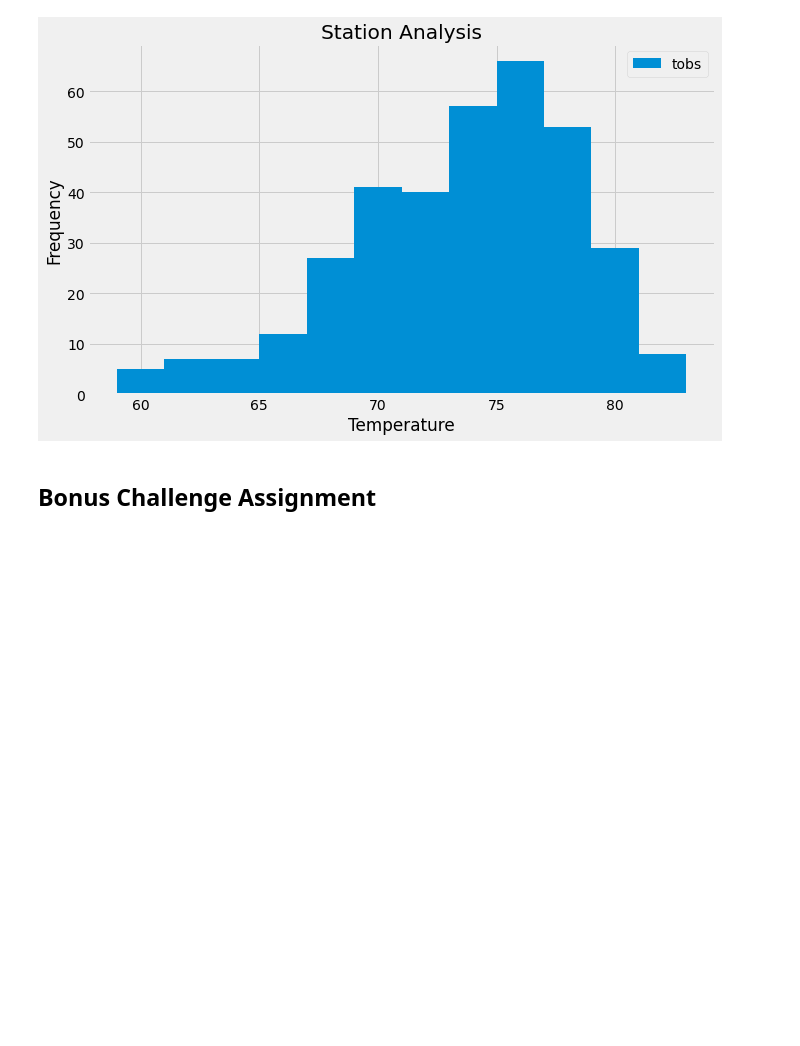
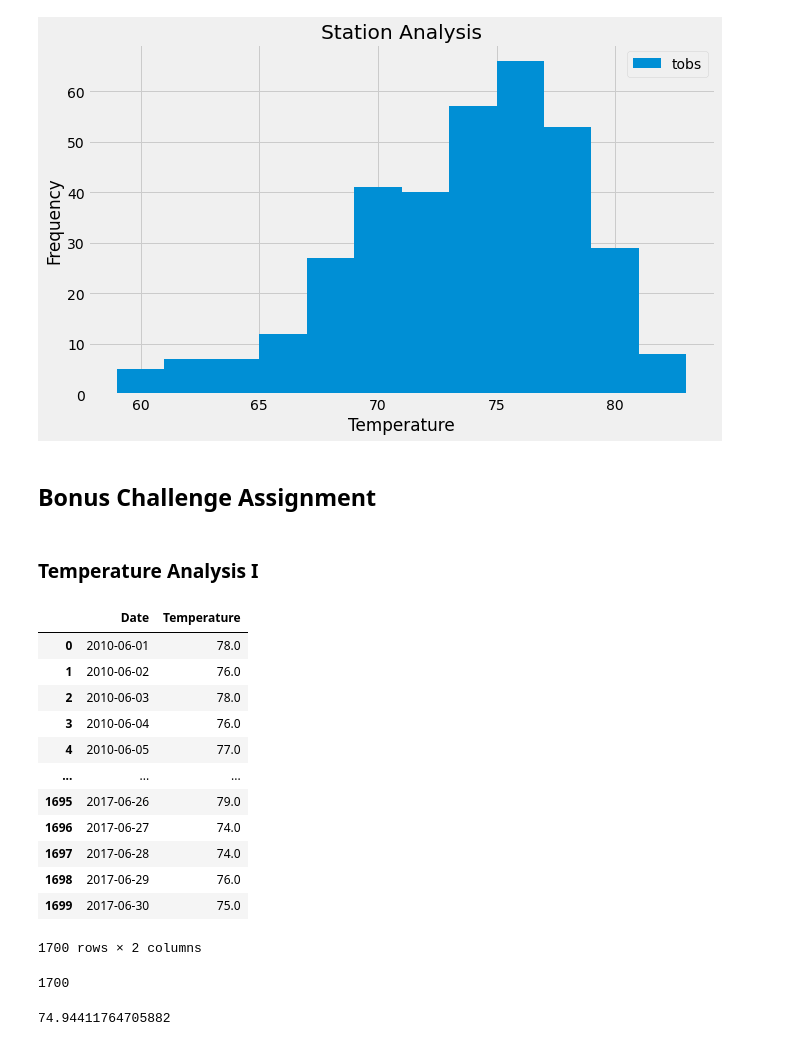
Before and after one commit to parastoorazavi/sqlalchemy-challenge, a Jupyter notebook: climate_starter.ipynb, the cells around one changed output. Cells and saved outputs as stored; diff of their text form; code cells hidden in the pictures; blank space fills up the shorter version.

```diff
--- a/climate_starter.ipynb
+++ b/climate_starter.ipynb
@@ -271,3 +282,5 @@ plt.show()
 [figure]
 # %% [markdown]
 ## Bonus Challenge Assignment
+# %% [markdown]
+### Temperature Analysis I
@@ -273,0 +293,32 @@ plt.show()
+# %%
+# Filter for date and temprature on month "June"
+temp_june = session.query(Measurement.date, Measurement.tobs).\
+filter(extract('month', Measurement.date) == '06')
+# %%
+# create a dataframe to display the data and Temperature on June
+june_df = pd.DataFrame(temp_june,columns=["Date","Temperature"])
+june_df
+# %% [output]
+|  | Date | Temperature |
+| 0 | 2010-06-01 | 78.0 |
+| 1 | 2010-06-02 | 76.0 |
+| 2 | 2010-06-03 | 78.0 |
+| 3 | 2010-06-04 | 76.0 |
+| 4 | 2010-06-05 | 77.0 |
+| ... | ... | ... |
+| 1695 | 2017-06-26 | 79.0 |
+| 1696 | 2017-06-27 | 74.0 |
+| 1697 | 2017-06-28 | 74.0 |
+| 1698 | 2017-06-29 | 76.0 |
+| 1699 | 2017-06-30 | 75.0 |
+1700 rows × 2 columns
+# %%
+# number of rows in June
+temp_june.count()
+# %% [output]
+1700
+# %%
+# Average Temperature in June
+june_df['Temperature'].mean()
+# %% [output]
+74.94411764705882
```
Also changed, not shown: parts of 18 cells of this notebook.
